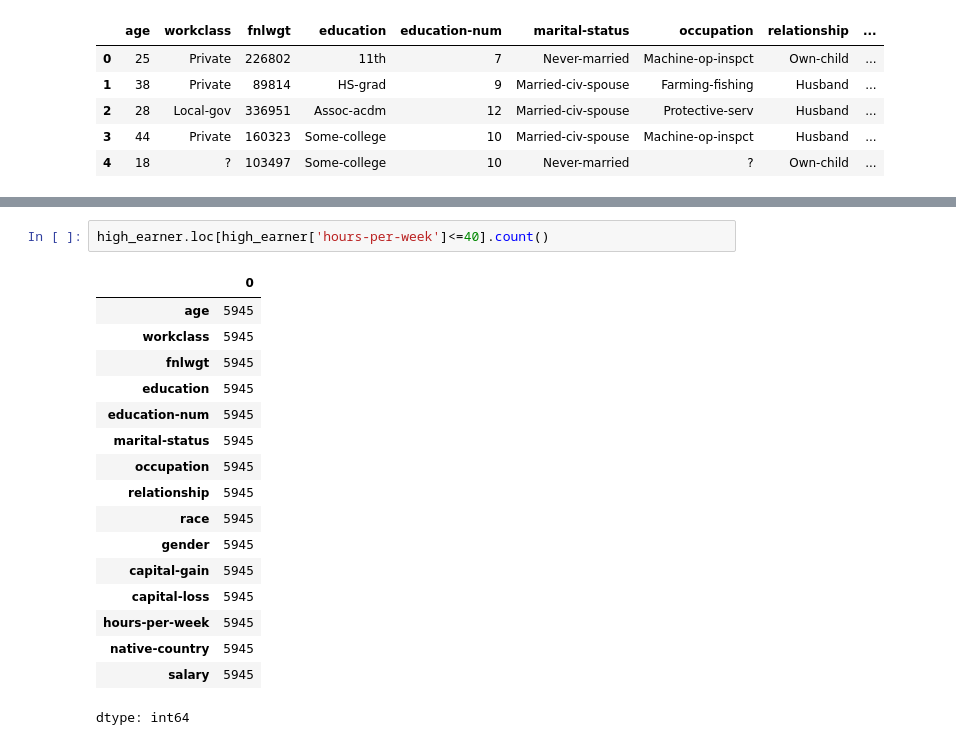
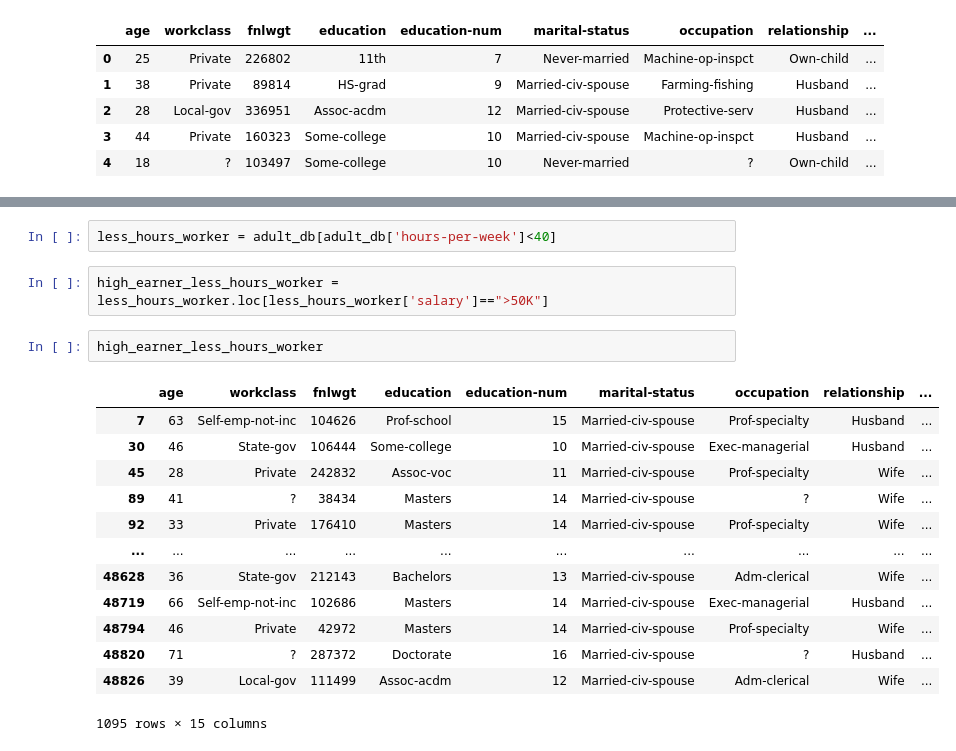
Before and after one commit to parvesh7o7/Data-Science-Learning, a Jupyter notebook: real_project.ipynb, the cells around one changed output, grey strips where cells are left out. Saved outputs shown, nothing was run; the diff lists cells and outputs as text.

```diff
--- a/real_project.ipynb
+++ b/real_project.ipynb
@@ -555,20 +562,20 @@ dtype: int64
 # %%
-high_earner.loc[high_earner['hours-per-week']<=40].count()
+less_hours_worker = adult_db[adult_db['hours-per-week']<40]
-# %% [output]
-|  | 0 |
-| age | 5945 |
-| workclass | 5945 |
-| fnlwgt | 5945 |
-| education | 5945 |
-| education-num | 5945 |
-| marital-status | 5945 |
-| occupation | 5945 |
-| relationship | 5945 |
-| race | 5945 |
-| gender | 5945 |
-| capital-gain | 5945 |
-| capital-loss | 5945 |
-| hours-per-week | 5945 |
-| native-country | 5945 |
-| salary | 5945 |
-dtype: int64
+# %%
+high_earner_less_hours_worker = less_hours_worker.loc[less_hours_worker['salary']==">50K"]
+# %%
+high_earner_less_hours_worker
+# %% [output]
+|  | age | workclass | fnlwgt | education | education-num | marital-status | occupation | relationship | ... |
+| 7 | 63 | Self-emp-not-inc | 104626 | Prof-school | 15 | Married-civ-spouse | Prof-specialty | Husband | ... |
+| 30 | 46 | State-gov | 106444 | Some-college | 10 | Married-civ-spouse | Exec-managerial | Husband | ... |
+| 45 | 28 | Private | 242832 | Assoc-voc | 11 | Married-civ-spouse | Prof-specialty | Wife | ... |
+| 89 | 41 | ? | 38434 | Masters | 14 | Married-civ-spouse | ? | Wife | ... |
+| 92 | 33 | Private | 176410 | Masters | 14 | Married-civ-spouse | Prof-specialty | Wife | ... |
+| ... | ... | ... | ... | ... | ... | ... | ... | ... | ... |
+| 48628 | 36 | State-gov | 212143 | Bachelors | 13 | Married-civ-spouse | Adm-clerical | Wife | ... |
+| 48719 | 66 | Self-emp-not-inc | 102686 | Masters | 14 | Married-civ-spouse | Exec-managerial | Husband | ... |
+| 48794 | 46 | Private | 42972 | Masters | 14 | Married-civ-spouse | Prof-specialty | Wife | ... |
+| 48820 | 71 | ? | 287372 | Doctorate | 16 | Married-civ-spouse | ? | Husband | ... |
+| 48826 | 39 | Local-gov | 111499 | Assoc-acdm | 12 | Married-civ-spouse | Adm-clerical | Wife | ... |
+1095 rows × 15 columns
```
Also changed, not shown: parts of 15 cells of this notebook.
